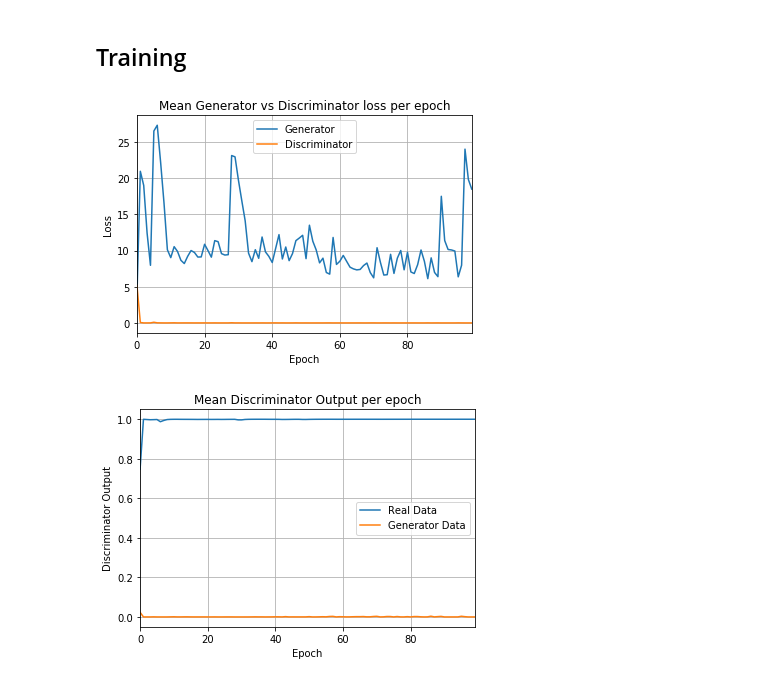
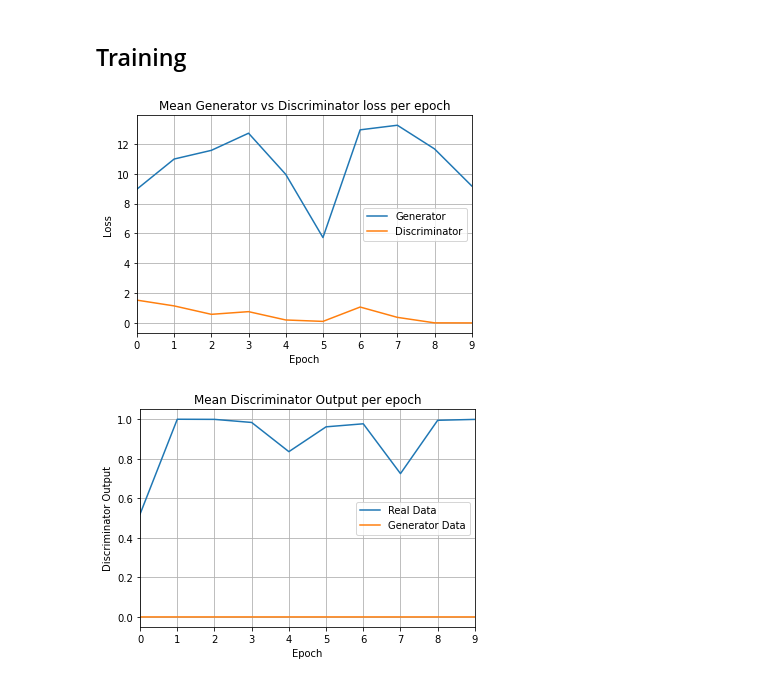
Before and after one commit to ddelikonstantis/RoughML, a Jupyter notebook: Nanorough_surface_Super_resolution.ipynb, the cells around one changed output. Cells and saved outputs as stored; diff of their text form; code cells hidden in the pictures.

```diff
--- a/Nanorough_surface_Super_resolution.ipynb
+++ b/Nanorough_surface_Super_resolution.ipynb
@@ -1453,26 +1453,35 @@ from torch.nn import BCELoss
 
 criterion = BCELoss().to(device)
 # %%
-from functools import partial
 from pyinsect.documentModel.comparators.NGramGraphSimilarity import SimilarityVS
 
-training_manager = TrainingManager(
-    benchmark=True,
-    logging_lvl=logging.DEBUG,
-    checkpoint_dir=None,
-    train_epoch=per_epoch,
-    log_every_n=10,
-    criterion=criterion,
-    content_loss=content_loss,
-    n_epochs=10,
-    train_ratio=0.8,
-    optimizer={
+from pyinsect.documentModel.comparators.NGramGraphSimilarity import SimilarityVS
+
+training_flow = TrainingFlow(
+  training_manager={
+    "benchmark": True,
+    "logging_lvl": logging.DEBUG,
+    "checkpoint_dir": CHECKPOINT_DIR,
+    "checkpoint_multiple": False,
+    "train_epoch": per_epoch,
+    "log_every_n": 10,
+    "criterion": criterion,
+    "n_epochs": 10,
+    "train_ratio": 0.8,
+    "optimizer": {
       'lr': 0.0002,
       'betas': (0.5, 0.999)
     },
-    dataloader={
+    "dataloader": {
       'batch_size': 256,
       'shuffle': True,
       'num_workers': 0,
     }
+  },
+  content_loss_type=ArrayGraph2DContentLoss,
+  dataset={
+    "limit": 10,
+    "path": GDRIVE_DIR / "MyDrive" / "Thesis" / "Datasets" / "surfaces.zip",
+    "transforms": [To(device), View(1, 128, 128)]
+  }
 )
@@ -1481,8 +1488,5 @@ generator_losses, discriminator_losses, discriminator_output_reals, discriminato
-# %%
-plot_against(generator_losses, discriminator_losses, title="Mean Generator vs Discriminator loss per epoch", xlabel="Epoch", ylabel="Loss", labels=("Generator", "Discriminator"))
-# %% [output]
-[figure, removed]
-# %%
-plot_against(discriminator_output_reals, discriminator_output_fakes, title="Mean Discriminator Output per epoch", xlabel="Epoch", ylabel="Discriminator Output", labels=("Real Data", "Generator Data"))
-# %% [output]
-[figure, removed]
+# %%
+training_flow(generator, discriminator)
+# %% [output]
+[figure, added]
+[figure, added]
```
Also changed, not shown: parts of 40 cells of this notebook.
